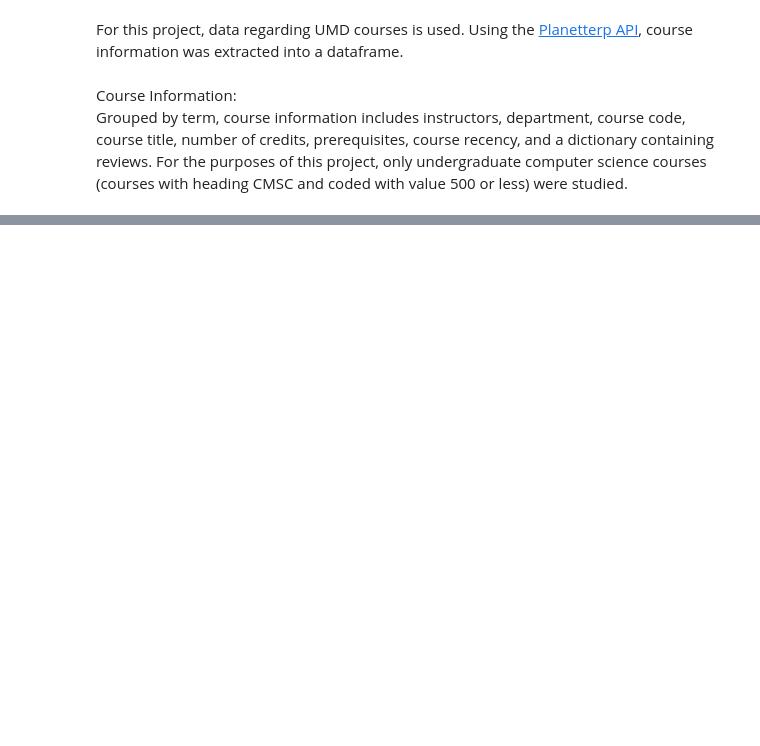
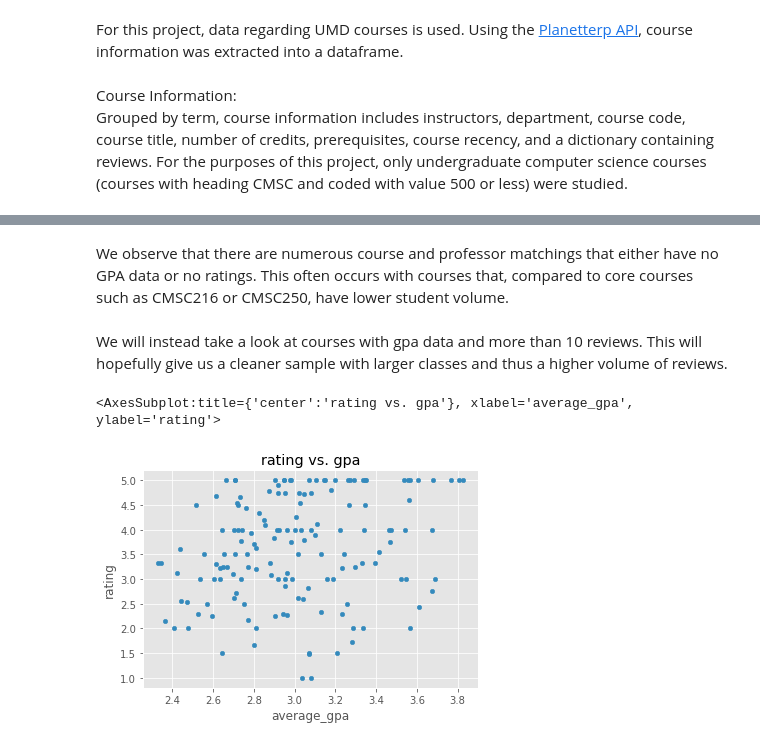
Before and after one commit to adamy03/course_analysis, a Jupyter notebook: course_analysis.ipynb, the cells around one changed output, grey strips where cells are left out. Drawn from its saved outputs; the diff is of its cells as text; code cells hidden in the pictures; blank space fills up the shorter version.

Commit message:
preliminary data analysis

```diff
--- a/course_analysis.ipynb
+++ b/course_analysis.ipynb
@@ -131,0 +192,11 @@ Grouped by term, course information includes instructors, department, course cod
+# %% [markdown]
+We observe that there are numerous course and professor matchings that either have no GPA data or no ratings. This often occurs with courses that, compared to core courses such as CMSC216 or CMSC250, have lower student volume.
+# %%
+cdf = cdf.loc[(cdf["average_gpa"] != -1) & (cdf["rating"] > 0), :]
+# %% [markdown]
+We will instead take a look at courses with gpa data and more than 10 reviews. This will hopefully give us a cleaner sample with larger classes and thus a higher volume of reviews.
+# %%
+cdf.plot.scatter("average_gpa", "rating", title="rating vs. gpa")
+# %% [output]
+<AxesSubplot:title={'center':'rating vs. gpa'}, xlabel='average_gpa', ylabel='rating'>
+[figure, added]
```
Also changed, not shown: parts of 33 cells of this notebook.
